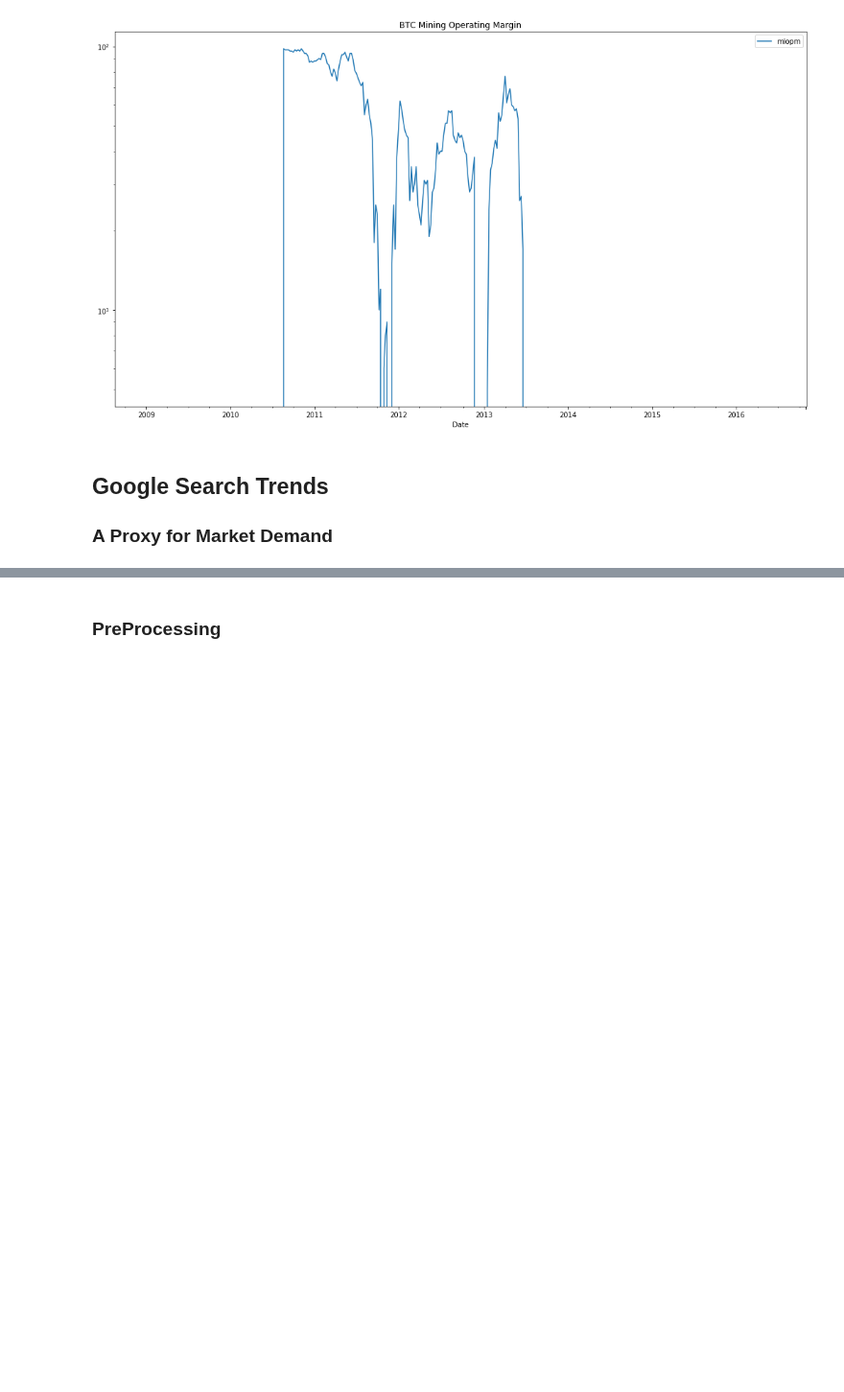
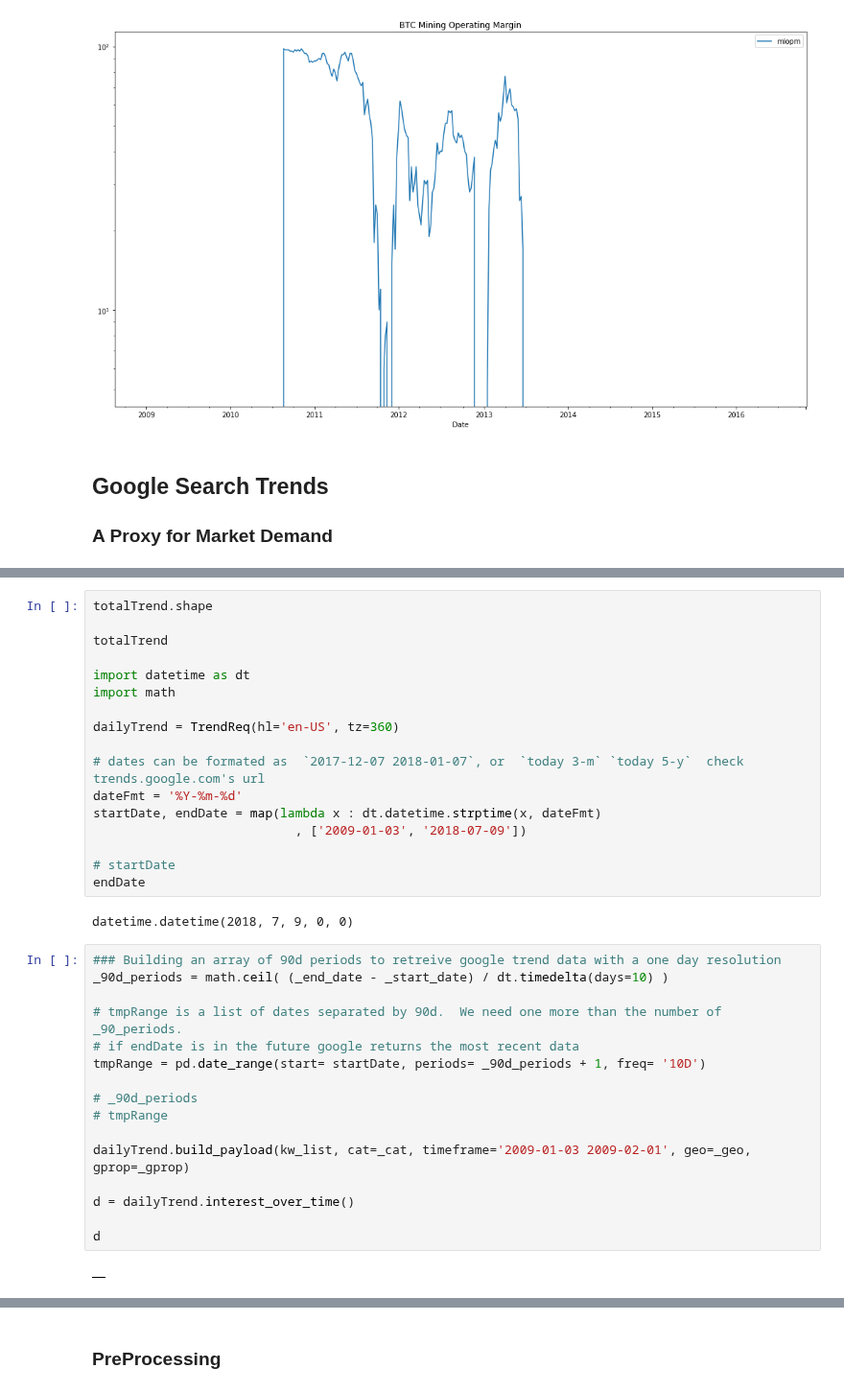
Before and after one commit to lopezdp/MachineLearningResearch, a Jupyter notebook: QuantFinance/PricingResearch.ipynb, the cells around one changed output, grey strips where cells are left out. Shown at 96% size. Saved outputs shown, nothing was run; the diff lists cells and outputs as text; blank space fills up the shorter version.

Commit message:
Working on normalizing Google Trend Data.

```diff
--- a/QuantFinance/PricingResearch.ipynb
+++ b/QuantFinance/PricingResearch.ipynb
@@ -683,0 +632,37 @@ KeyError: 'the label [2009-01-13] is not in the [index]'
+# %%
+totalTrend.shape
+
+totalTrend
+
+import datetime as dt
+import math
+
+dailyTrend = TrendReq(hl='en-US', tz=360)
+
+# dates can be formated as  `2017-12-07 2018-01-07`, or  `today 3-m` `today 5-y`  check trends.google.com's url
+dateFmt = '%Y-%m-%d'
+startDate, endDate = map(lambda x : dt.datetime.strptime(x, dateFmt)
+                           , ['2009-01-03', '2018-07-09'])
+
+# startDate
+endDate
+# %% [output]
+datetime.datetime(2018, 7, 9, 0, 0)
+# %%
+### Building an array of 90d periods to retreive google trend data with a one day resolution
+_90d_periods = math.ceil( (_end_date - _start_date) / dt.timedelta(days=10) )
+
+# tmpRange is a list of dates separated by 90d.  We need one more than the number of _90_periods.
+# if endDate is in the future google returns the most recent data
+tmpRange = pd.date_range(start= startDate, periods= _90d_periods + 1, freq= '10D')
+
+# _90d_periods
+# tmpRange
+
+dailyTrend.build_payload(kw_list, cat=_cat, timeframe='2009-01-03 2009-02-01', geo=_geo, gprop=_gprop)
+
+d = dailyTrend.interest_over_time()
+
+d
+# %% [output]
+|  |
```
Also changed, not shown: parts of 9 cells of this notebook, 1 other file.
